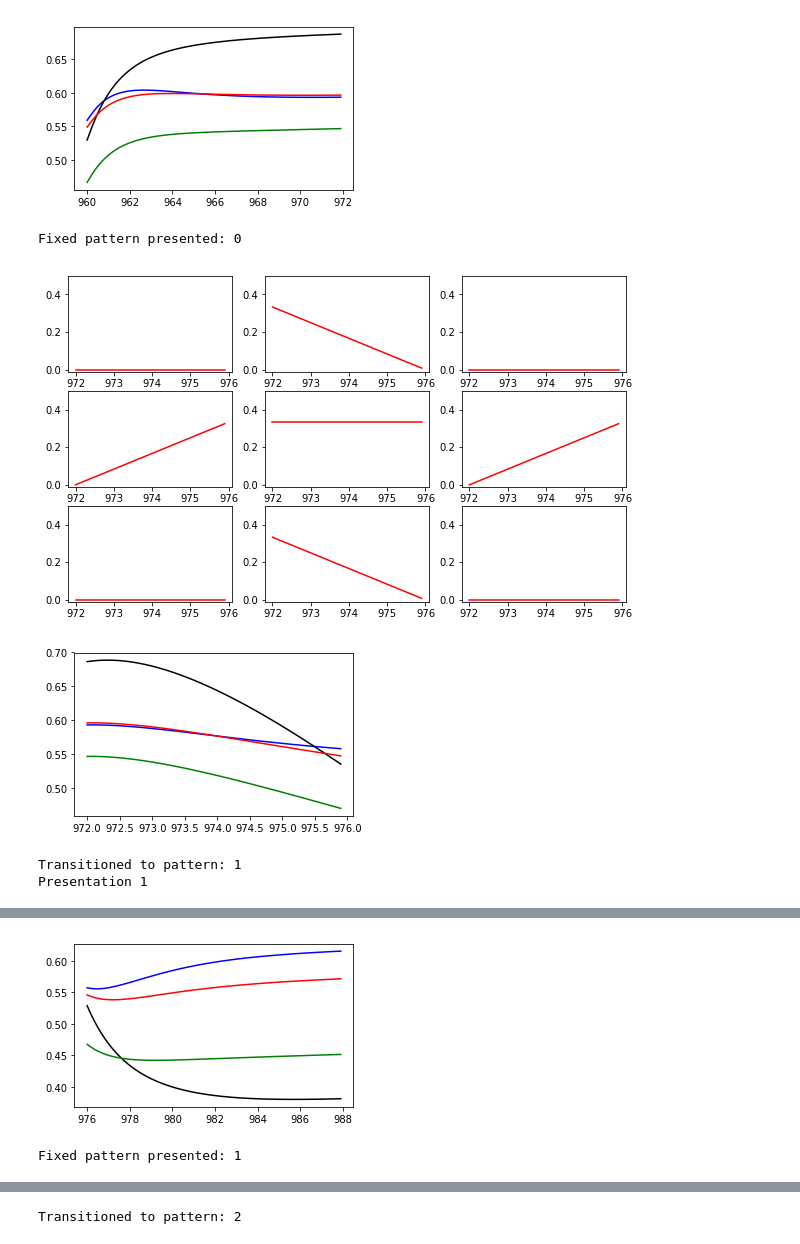
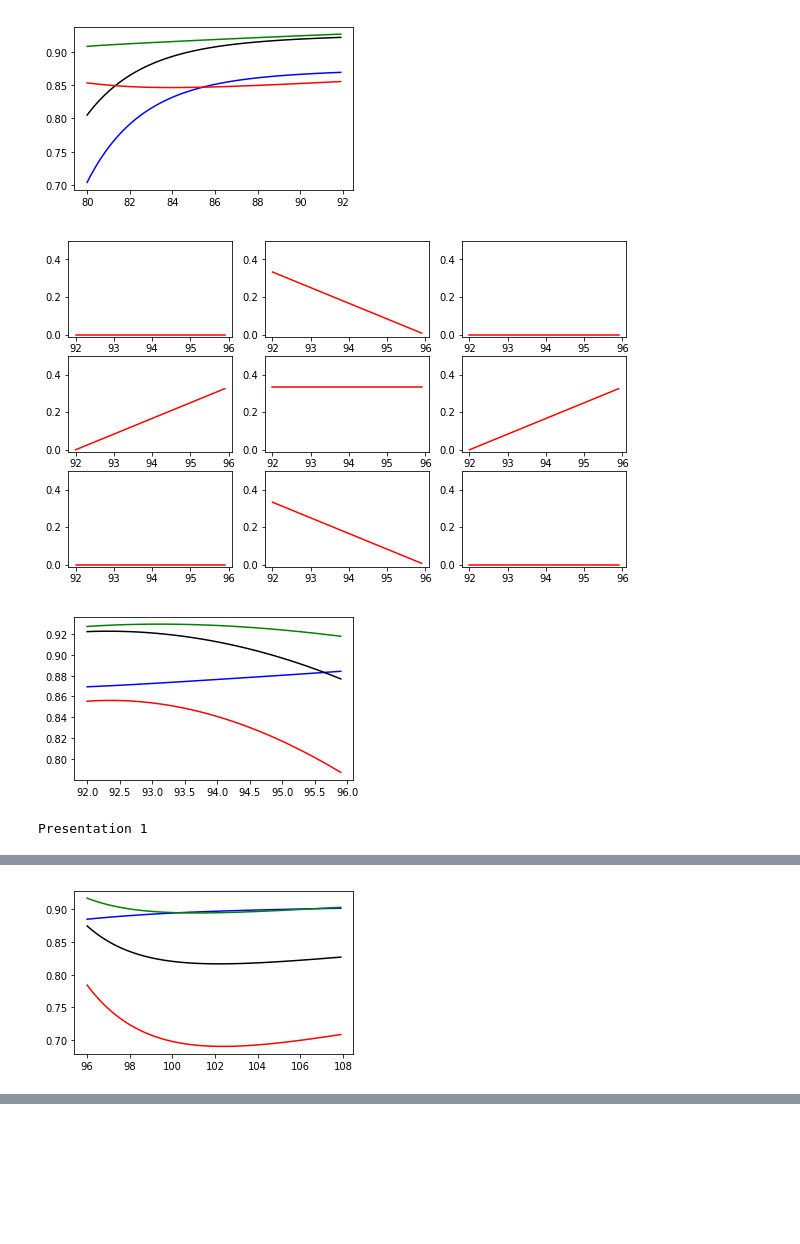
Before and after one commit to CNS-OIST/draculab, a Jupyter notebook: test5.ipynb, the cells around one changed output, grey strips where cells are left out. Saved outputs shown, nothing was run; the diff lists cells and outputs as text; code cells hidden in the pictures; blank space fills up the shorter version.

```diff
--- a/test5.ipynb
+++ b/test5.ipynb
@@ -49,21 +50,20 @@ init_val_list = np.random.uniform(0.2, 0.6, n_units) # initial values for the no
 slope_list = np.random.uniform(5.0, 7.0 ,n_units) # slopes for sigmoidal units
 thresh_list = np.random.uniform(0.0, 0.2, n_units)  #thresholds for sigmoidal units
 tau_list = np.random.uniform(2.0, 3.5, n_units)
-pars = { 'coordinates' : (0., 0., 0.),
-         'delay' : .1, 'init_val' : 0.5, 'tau_fast' : 1.,
-         'type' : unit_types.source }  # TODO: It's silly to initialize units with 'delay'
+pars = { 'init_val' : 0.5, 'tau_fast' : 1.,
+         'type' : unit_types.source }
 inputs = n1.create(9,pars) # creating nine input sources
-pars = { 'coordinates' : (0., 0., 0.),
-         'delay' : .1, 'init_val' : init_val_list, 'tau_fast' : 3., 'tau_slow' : 30.,
+pars = { 'coordinates' : [(0.,0.)]*n_units,
+         'init_val' : init_val_list, 'tau_fast' : 3., 'tau_slow' : 30.,
          'slope' : slope_list, 'thresh' : thresh_list, 'tau' : tau_list,
-         'type' : unit_types.linear }
+         'type' : unit_types.sigmoidal }
 units = n1.create(n_units,pars) # creating sigmoidal units
 
 ######### 3) Connect the units in the network
 conn_spec = {'rule' : 'all_to_all',
              'delay' : {'distribution' : 'uniform', 'low' : 0.1, 'high' : 0.3},
              'allow_autapses' : False} # connection specification dictionary
-syn_pars = {'init_w' : {'distribution':'uniform', 'low':0.3, 'high':0.5},
+syn_pars = {'init_w' : {'distribution':'uniform', 'low':0.3, 'high':0.9},
             'lrate' : 0.02, 'type' : synapse_types.hebbsnorm} # synapse parameters dictionary
 n1.connect(inputs, units, conn_spec, syn_pars)
 
@@ -105,7 +105,7 @@ patterns[1] = np.array([0., 0., 0., 1., 1., 1., 0., 0., 0.])/3.
 patterns[2] = np.array([1., 0., 1., 0., 0., 0., 1., 0., 1.])/4.
 patterns[3] = np.array([0., 1., 0., 1., 0., 1., 0., 1., 0.])/4.
 
-n_pres = 60
+n_pres = 5
 # number of times some pattern will be presented
 t_pat = 12. # as above
 t_trans = 4.
@@ -196,7 +191,7 @@ for pres in range(n_pres):
     last_t = n1.sim_time # simulation time after last pattern presentation
 
     plot_stuff(sim_dat)
-    input('Fixed pattern presented: ' + str(cur_pat))
+    #input('Fixed pattern presented: ' + str(cur_pat))
 
     # now one pattern turns into the next
     for u in range(9):
@@ -205,7 +200,7 @@ for pres in range(n_pres):
     sim_dat = n1.run(t_trans) # simulating
 
     plot_stuff(sim_dat)
-    input('Transitioned to pattern: ' + str(next_pat))
+    #input('Transitioned to pattern: ' + str(next_pat))
 
     # choose the pattern you'll present next
     cur_pat = next_pat
@@ -225,9 +220,6 @@ for i in range(n_units):
-[figure, old version]
+[figure, new version]
-Fixed pattern presented: 0
-[figure, old version]
+[figure, new version]
-[figure, old version]
+[figure, new version]
-Transitioned to pattern: 1
-Presentation 1
+Presentation 1
 [figure]
-[figure, old version]
+[figure, new version]
-Fixed pattern presented: 1
@@ -236 +227,0 @@ Fixed pattern presented: 1
-Transitioned to pattern: 2
```
Also changed, not shown: parts of 8 cells of this notebook, 8 other files.
